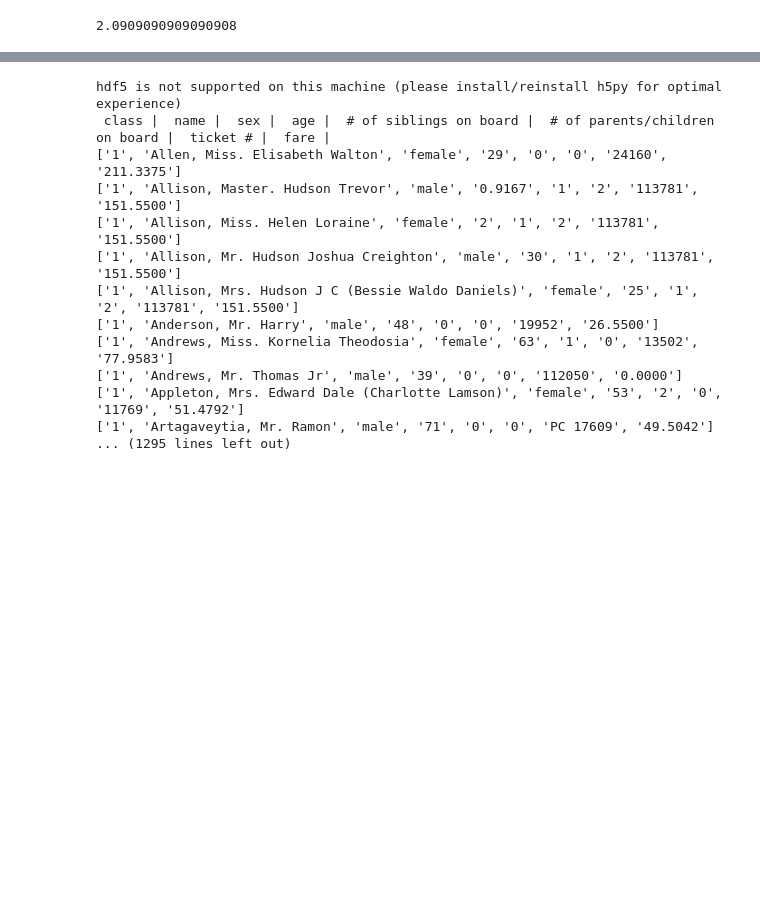
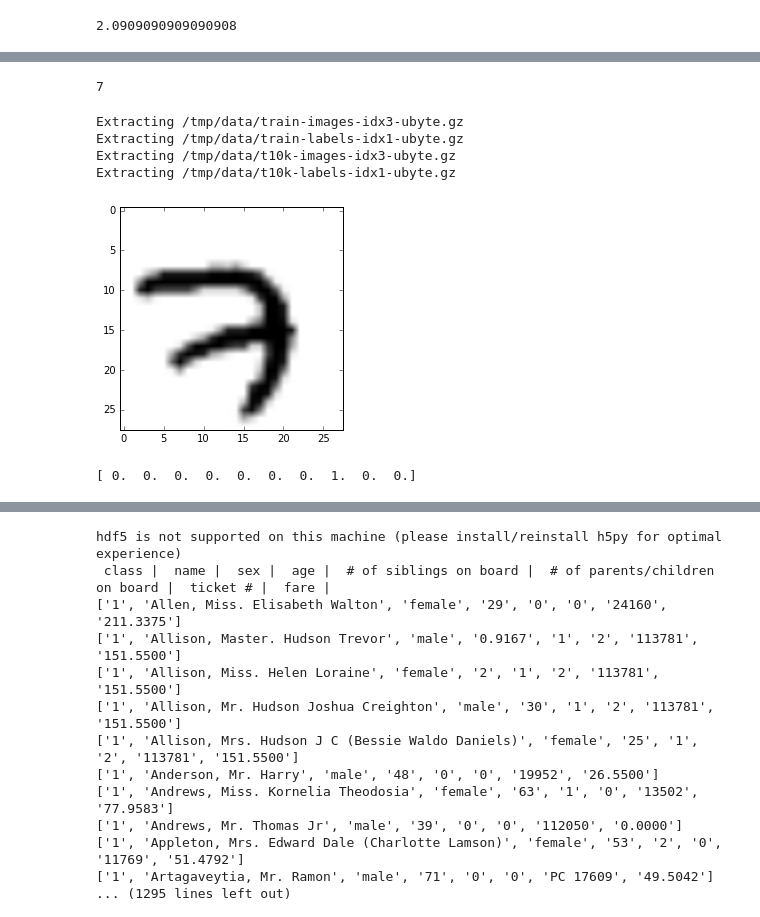
Before and after one commit to ivan-bilan/Deep-Learning-for-NLP-Tutorials, a Jupyter notebook: tensorflow_basics.ipynb, the cells around one changed output, grey strips where cells are left out. Drawn from its saved outputs; the diff is of its cells as text; code cells hidden in the pictures; blank space fills up the shorter version.

```diff
--- a/tensorflow_basics.ipynb
+++ b/tensorflow_basics.ipynb
@@ -355,0 +423,27 @@ show_graph(tf.get_default_graph().as_graph_def())
+# %%
+print(mnist.train.labels[0])
+# %% [output]
+7
+# %%
+from tensorflow.examples.tutorials.mnist import input_data
+mnist = input_data.read_data_sets("/tmp/data/", one_hot=True)
+tmp = mnist.train.images[0]
+tmp = tmp.reshape((28,28))
+
+plt.imshow(tmp, cmap = cm.Greys)
+plt.show()
+
+"""
+A one-hot vector is a vector which is 0 in most dimensions,
+and 1 in a single dimension. In this case, the n-th digit will be represented as a
+vector which is 1 in the n-h dimension.
+"""
+
+print(mnist.train.labels[0])
+# %% [output]
+Extracting /tmp/data/train-images-idx3-ubyte.gz
+Extracting /tmp/data/train-labels-idx1-ubyte.gz
+Extracting /tmp/data/t10k-images-idx3-ubyte.gz
+Extracting /tmp/data/t10k-labels-idx1-ubyte.gz
+[figure, added]
+[ 0.  0.  0.  0.  0.  0.  0.  1.  0.  0.]
```
Also changed, not shown: parts of 24 cells of this notebook, 1 other file.
